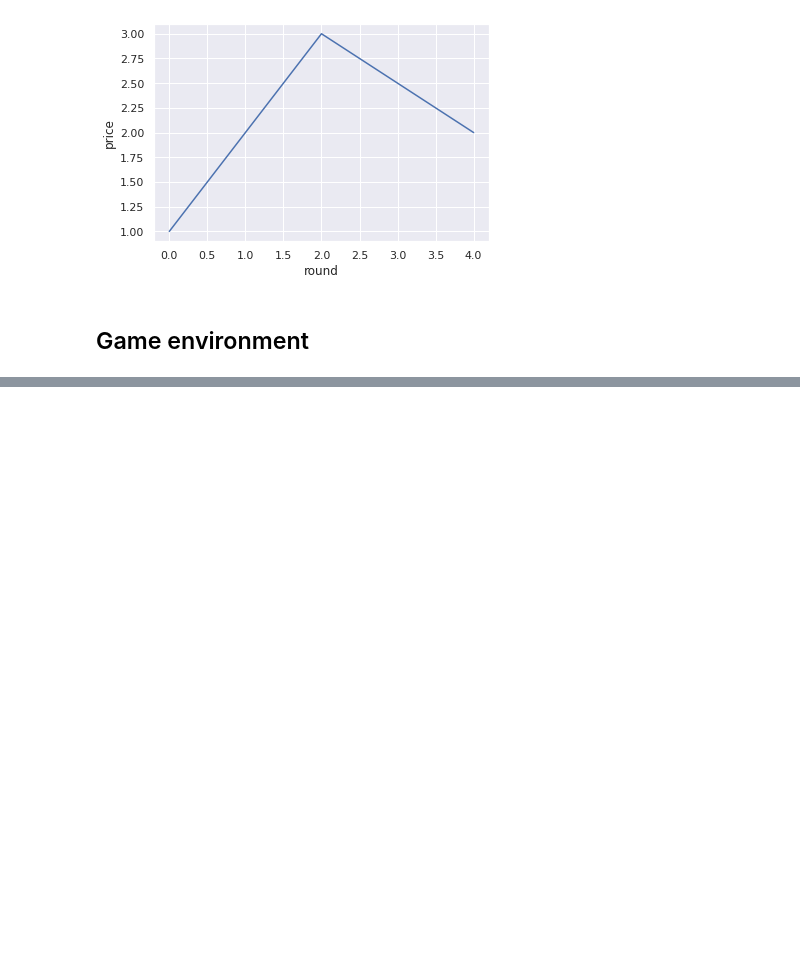
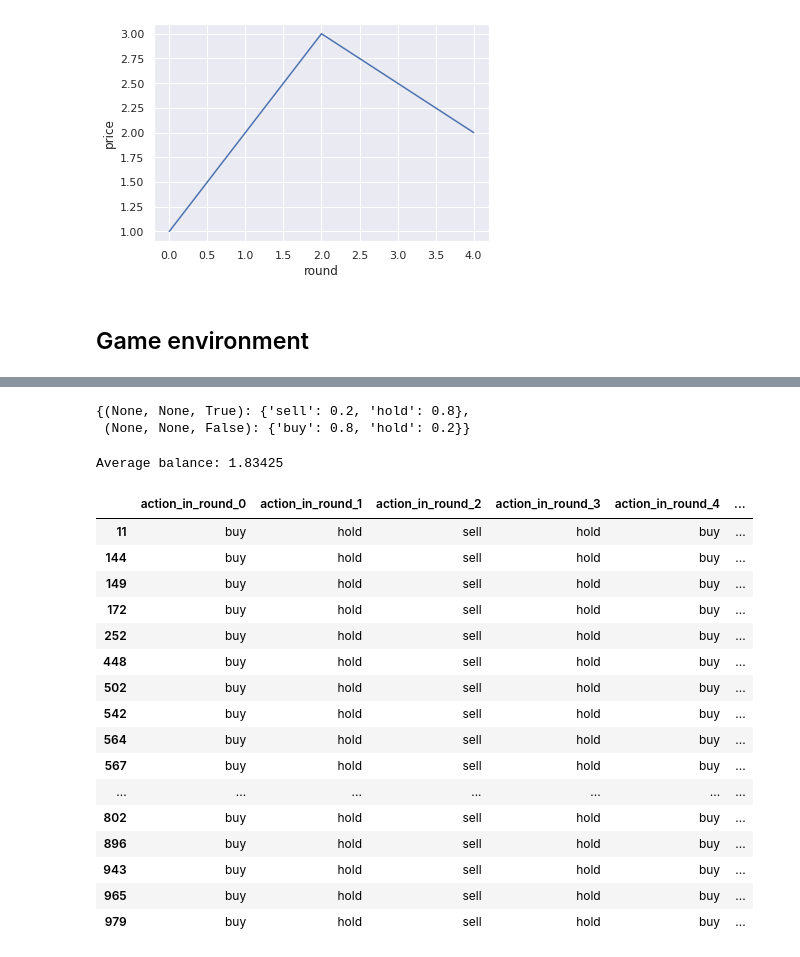
Before and after one commit to TheFerry10/rl-invest, a Jupyter notebook: investment-game-simplified.ipynb, the cells around one changed output, grey strips where cells are left out. Saved outputs shown, nothing was run; the diff lists cells and outputs as text; code cells hidden in the pictures; blank space fills up the shorter version.

Commit message:
policy simulation implemented

```diff
--- a/investment-game-simplified.ipynb
+++ b/investment-game-simplified.ipynb
@@ -138,0 +197,39 @@ sell
+# %%
+states = [
+    (None, None, True),
+    (None, None, False),
+]
+policy = base_policy(states)
+# %%
+policy
+# %% [output]
+{(None, None, True): {'sell': 0.2, 'hold': 0.8},
+ (None, None, False): {'buy': 0.8, 'hold': 0.2}}
+# %%
+rewards, balances, actions = simulate_policy(policy, 1000)
+# %% [output]
+Average balance: 1.83425
+# %%
+df_simulation_results = pd.DataFrame(actions, columns=[f"action_in_round_{round}" for round in range(5)])
+# %%
+df_simulation_results['final_balance'] = balances
+# %%
+df_simulation_results[df_simulation_results['final_balance'] == df_simulation_results['final_balance'].max()]
+# %% [output]
+|  | action_in_round_0 | action_in_round_1 | action_in_round_2 | action_in_round_3 | action_in_round_4 | ... |
+| 11 | buy | hold | sell | hold | buy | ... |
+| 144 | buy | hold | sell | hold | buy | ... |
+| 149 | buy | hold | sell | hold | buy | ... |
+| 172 | buy | hold | sell | hold | buy | ... |
+| 252 | buy | hold | sell | hold | buy | ... |
+| 448 | buy | hold | sell | hold | buy | ... |
+| 502 | buy | hold | sell | hold | buy | ... |
+| 542 | buy | hold | sell | hold | buy | ... |
+| 564 | buy | hold | sell | hold | buy | ... |
+| 567 | buy | hold | sell | hold | buy | ... |
+| ... | ... | ... | ... | ... | ... | ... |
+| 802 | buy | hold | sell | hold | buy | ... |
+| 896 | buy | hold | sell | hold | buy | ... |
+| 943 | buy | hold | sell | hold | buy | ... |
+| 965 | buy | hold | sell | hold | buy | ... |
+| 979 | buy | hold | sell | hold | buy | ... |
```
Also changed, not shown: parts of 9 cells of this notebook.
